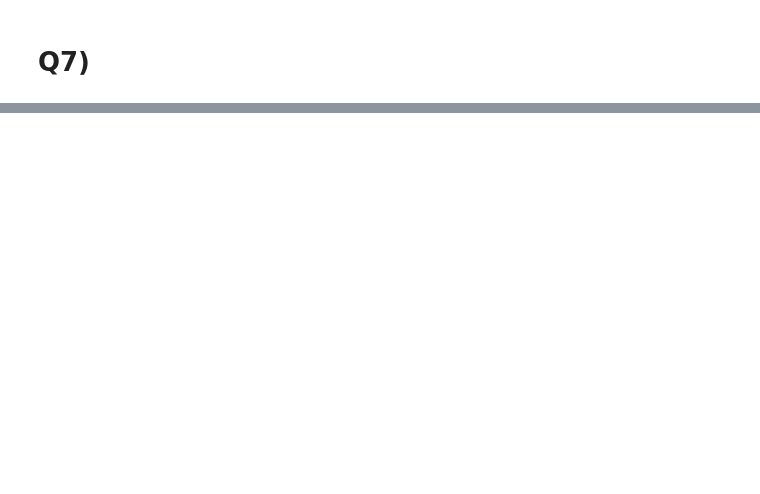
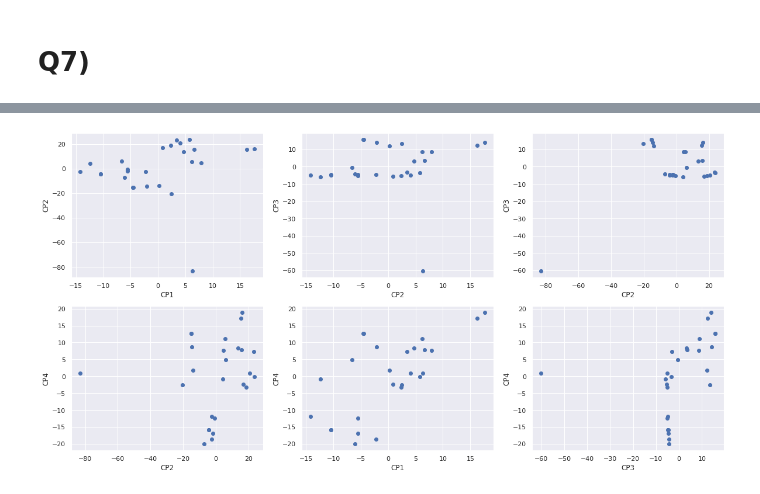
Before and after one commit to maxant38/Bloom_Filter, a Jupyter notebook: TP_ACP_.ipynb, the cells around one changed output, grey strips where cells are left out. Cells and saved outputs as stored; diff of their text form; code cells hidden in the pictures; blank space fills up the shorter version.

```diff
--- a/TP_ACP_.ipynb
+++ b/TP_ACP_.ipynb
@@ -1150,0 +1184,42 @@ plt.legend(loc="best")
+# %%
+
+
+
+sns.set(style="darkgrid")
+
+# creation des deux graphes
+fig, axs =  plt.subplots(2, 3, figsize = (20, 10) )
+
+axs[0,0].scatter(X_CP1_Sklearn,X_CP2_Sklearn, label="Sklearn")
+axs[0,0].set_xlabel("CP1")
+axs[0,0].set_ylabel("CP2")
+
+axs[0,1].scatter(X_CP1_Sklearn,X_CP3_Sklearn, label="Sklearn")
+axs[0,1].set_xlabel("CP2")
+axs[0,1].set_ylabel("CP3")
+
+
+axs[1,1].scatter(X_CP1_Sklearn,X_CP4_Sklearn, label="Sklearn")
+axs[1,1].set_xlabel("CP1")
+axs[1,1].set_ylabel("CP4")
+
+
+axs[0,2].scatter(X_CP2_Sklearn,X_CP3_Sklearn, label="Sklearn")
+axs[0,2].set_xlabel("CP2")
+axs[0,2].set_ylabel("CP3")
+
+
+axs[1,0].scatter(X_CP2_Sklearn,X_CP4_Sklearn, label="Sklearn")
+axs[1,0].set_xlabel("CP2")
+axs[1,0].set_ylabel("CP4")
+
+
+axs[1,2].scatter(X_CP3_Sklearn,X_CP4_Sklearn, label="Sklearn")
+axs[1,2].set_xlabel("CP3")
+axs[1,2].set_ylabel("CP4")
+
+
+# on affiche
+plt.show()
+# %% [output]
+[figure, added]
```
Also changed, not shown: parts of 10 cells of this notebook.
